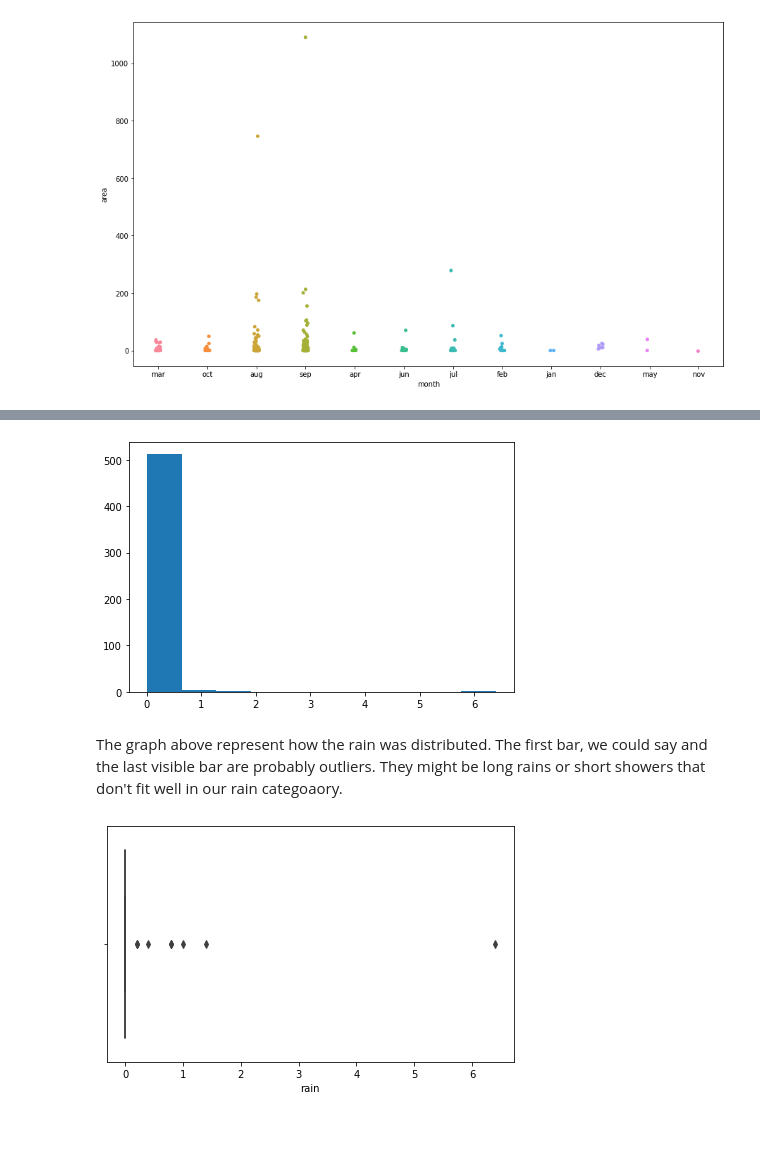
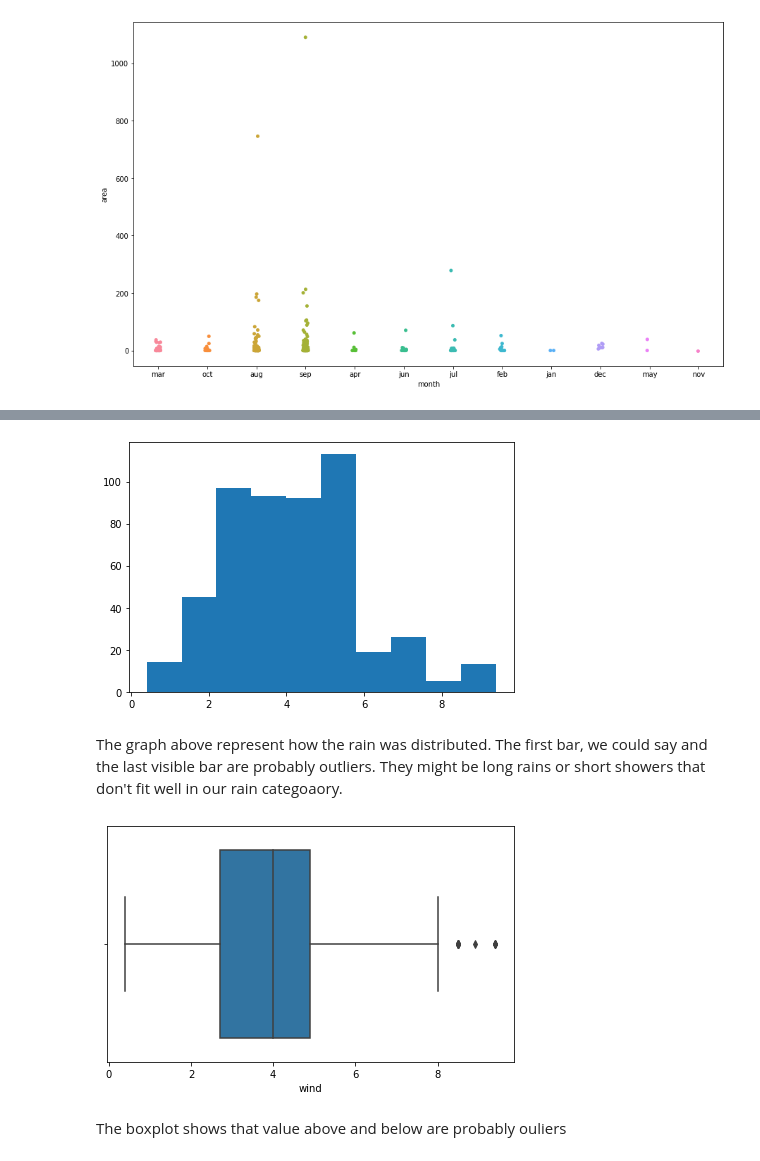
Before and after one commit to arilvers/IntegrateCA, a Jupyter notebook: ArianeGregorio_AI_DV_DP_ICA_Python.ipynb, the cells around one changed output, grey strips where cells are left out. Saved outputs shown, nothing was run; the diff lists cells and outputs as text; code cells hidden in the pictures; blank space fills up the shorter version.

```diff
--- a/ArianeGregorio_AI_DV_DP_ICA_Python.ipynb
+++ b/ArianeGregorio_AI_DV_DP_ICA_Python.ipynb
@@ -113,15 +114,17 @@ mode = ''.join(df['day'].mode())
 df['day'].fillna(mode, inplace=True) #Even the "day" columns there is no empty data, I wanted to show how to complete a portion of data using the mode.
 # %%
 fig, ax = plt.subplots(nrows=1, ncols=1)
-plt.hist(df['rain'])
+plt.hist(df['wind'])
 fig.tight_layout()
 # %% [output]
-[figure, old version]
+[figure, new version]
 # %% [markdown]
 The graph above represent how the rain was distributed.  The first bar, we could say and the last visible bar are probably outliers. They might be long rains or short showers that don't fit well in our rain categoaory.
 # %%
 fig, ax = plt.subplots(nrows=1, ncols=1)
-ax = sns.boxplot(x=df['rain'])
+ax = sns.boxplot(x=df['wind'])
 fig.tight_layout()
 # %% [output]
-[figure, old version]
+[figure, new version]
+# %% [markdown]
+The boxplot shows that value above and below are probably ouliers
```
Also changed, not shown: parts of 4 cells of this notebook.
